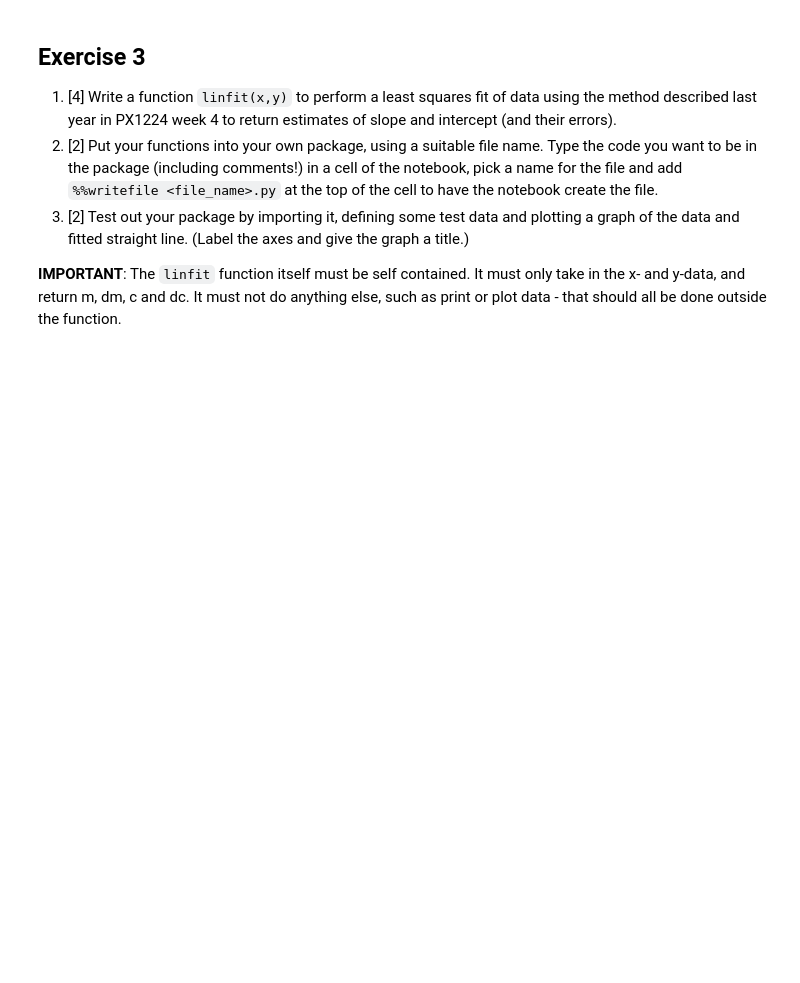
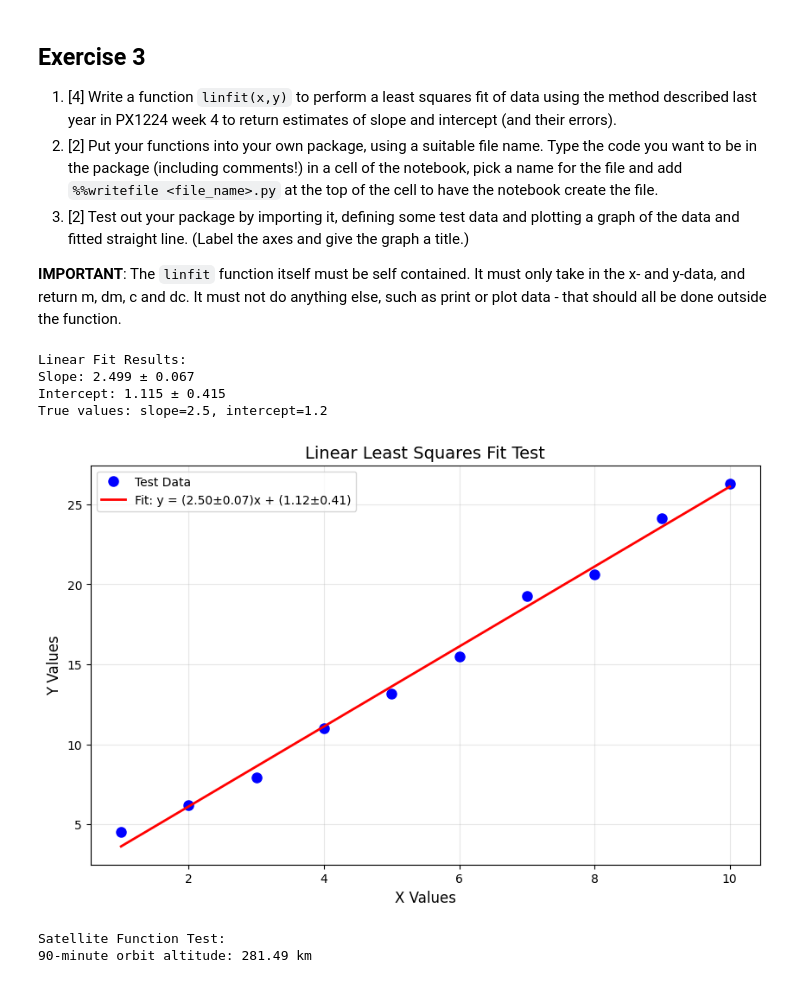
Before and after one commit to PX2145-2025/week-2-b-nkanoo, a Jupyter notebook: Functions.ipynb, the cells around one changed output. Drawn from its saved outputs; the diff is of its cells as text; code cells hidden in the pictures; blank space fills up the shorter version.

```diff
--- a/Functions.ipynb
+++ b/Functions.ipynb
@@ -312,0 +327,12 @@ $$h={\left ( \frac{GMT^2}{4\pi^2} \right )}^{1/3} - R$$
+# %%
+#2
+def satellite_altitude(T):
+
+    r = (G * M * T**2 / (4 * pi**2)) ** (1/3)
+    h = (r - R) / 1000
+
+    return h
+G = 6.67430e-11  # Gravitational constant (m^3 kg^-1 s^-2)
+M = 5.972e24   # Earth's mass (kg)
+R = 6371e3     # Earth's radius (m)
+print(satellite_altitude(30000) , "km")
@@ -320,0 +408,40 @@ $$h={\left ( \frac{GMT^2}{4\pi^2} \right )}^{1/3} - R$$
+# %%
+from numpy import random
+from matplotlib.pyplot import figure,plot,xlabel,ylabel,title,legend,show,grid
+x_test = array([1, 2, 3, 4, 5, 6, 7, 8, 9, 10])
+y_true = 2.5 * x_test + 1.2  # True relationship: y = 2.5x + 1.2
+y_test = y_true + random.normal(0, 0.5, len(x_test))  # Add some noise
+
+# Perform linear fit
+slope, intercept, slope_err, intercept_err = linfit(x_test, y_test)
+
+print("Linear Fit Results:")
+print(f"Slope: {slope:.3f} ± {slope_err:.3f}")
+print(f"Intercept: {intercept:.3f} ± {intercept_err:.3f}")
+print(f"True values: slope=2.5, intercept=1.2")
+
+# Create plot
+figure(figsize=(10, 6))
+plot(x_test, y_test, 'bo', markersize=8, label='Test Data')
+plot(x_test, slope * x_test + intercept, 'r-', linewidth=2,
+         label=f'Fit: y = ({slope:.2f}±{slope_err:.2f})x + ({intercept:.2f}±{intercept_err:.2f})')
+xlabel('X Values', fontsize=12)
+ylabel('Y Values', fontsize=12)
+title('Linear Least Squares Fit Test', fontsize=14)
+legend(fontsize=10)
+grid(True, alpha=0.3)
+show()
+
+# Also test the satellite function
+print("\nSatellite Function Test:")
+T_test = 90 * 60  # 90 minutes
+h_test = satellite_altitude(T_test)
+print(f"90-minute orbit altitude: {h_test:.2f} km")
+# %% [output]
+Linear Fit Results:
+Slope: 2.499 ± 0.067
+Intercept: 1.115 ± 0.415
+True values: slope=2.5, intercept=1.2
+[figure, added]
+Satellite Function Test:
+90-minute orbit altitude: 281.49 km
```
Also changed, not shown: parts of 5 cells of this notebook.
